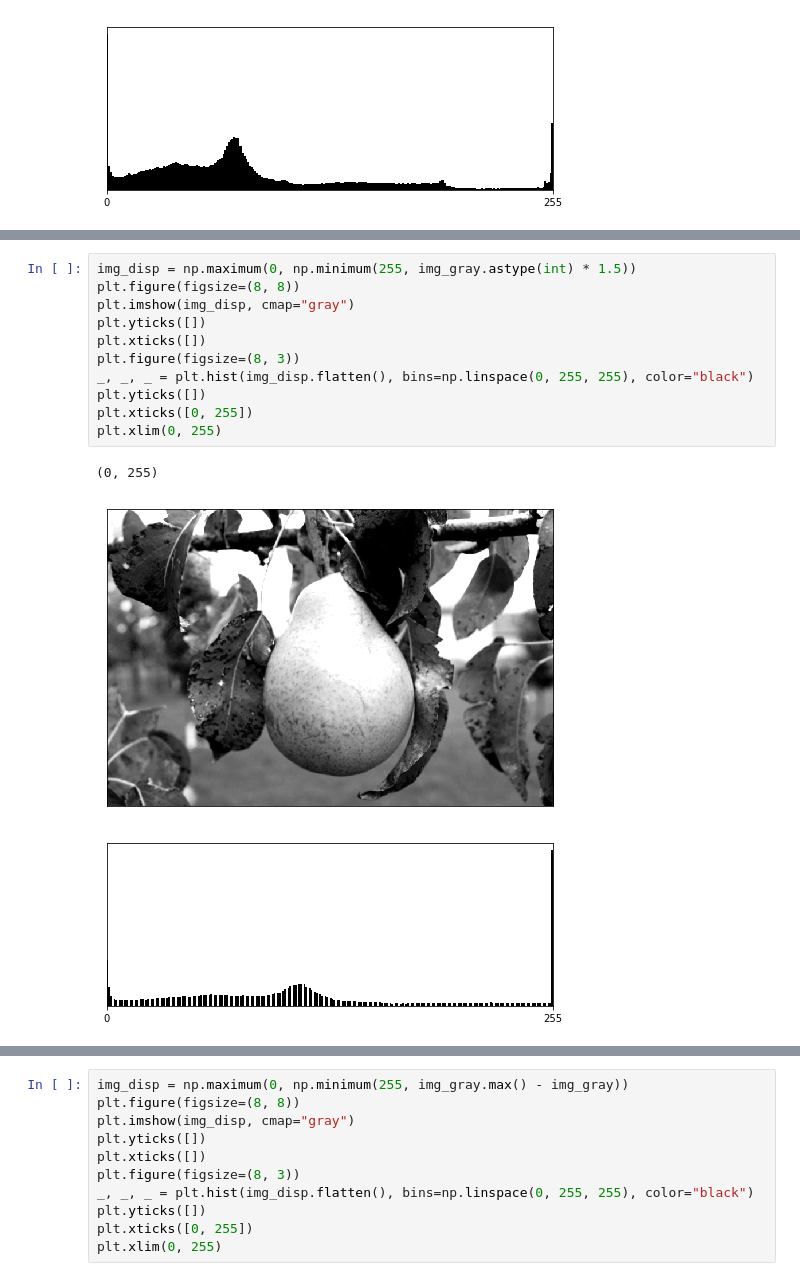
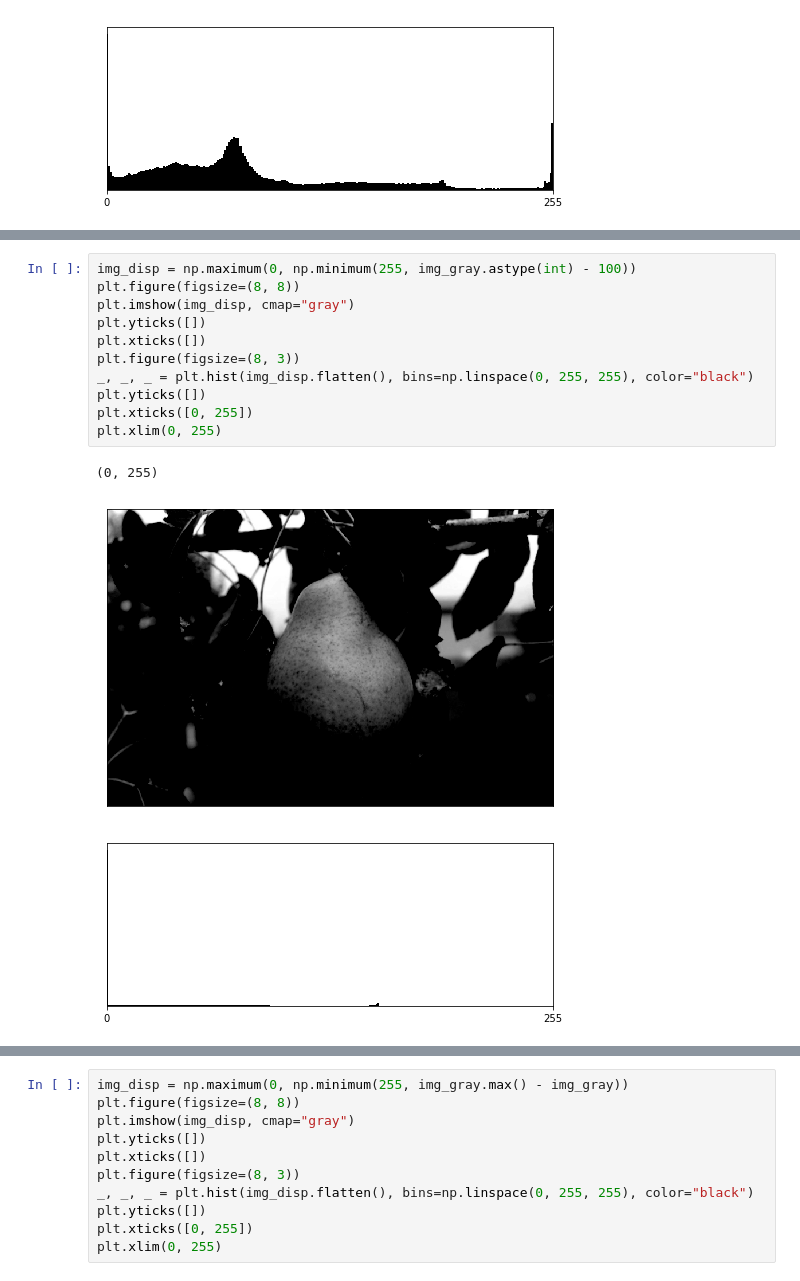
Before and after one commit to vcg-uvic/csc205, a Jupyter notebook: notebooks/examples-point-operations.ipynb, the cells around one changed output, grey strips where cells are left out. Cells and saved outputs as stored; diff of their text form.

```diff
--- a/notebooks/lecture-14-point-operations.ipynb
+++ b/notebooks/examples-point-operations.ipynb
@@ -36,15 +51,15 @@ plt.xlim(0, 255)
 # %%
-img_disp = np.maximum(0, np.minimum(255, img_gray.astype(int) * 1.5))
+img_disp = np.maximum(0, np.minimum(255, img_gray.astype(int) - 100))
 plt.figure(figsize=(8, 8))
 plt.imshow(img_disp, cmap="gray")
 plt.yticks([])
 plt.xticks([])
 plt.figure(figsize=(8, 3))
 _, _, _ = plt.hist(img_disp.flatten(), bins=np.linspace(0, 255, 255), color="black")
 plt.yticks([])
 plt.xticks([0, 255])
 plt.xlim(0, 255)
 # %% [output]
 (0, 255)
-[figure, old version]
+[figure, new version]
-[figure, old version]
+[figure, new version]
```
Also changed, not shown: parts of 3 cells of this notebook, 1 other file.
